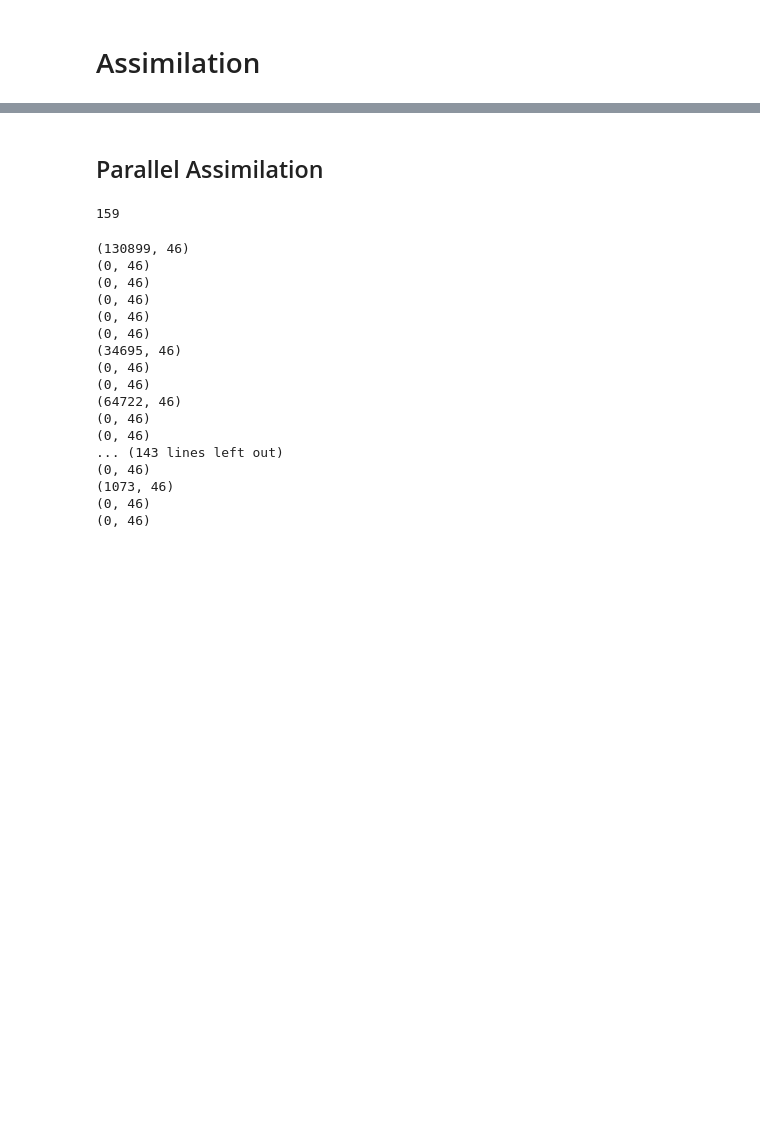
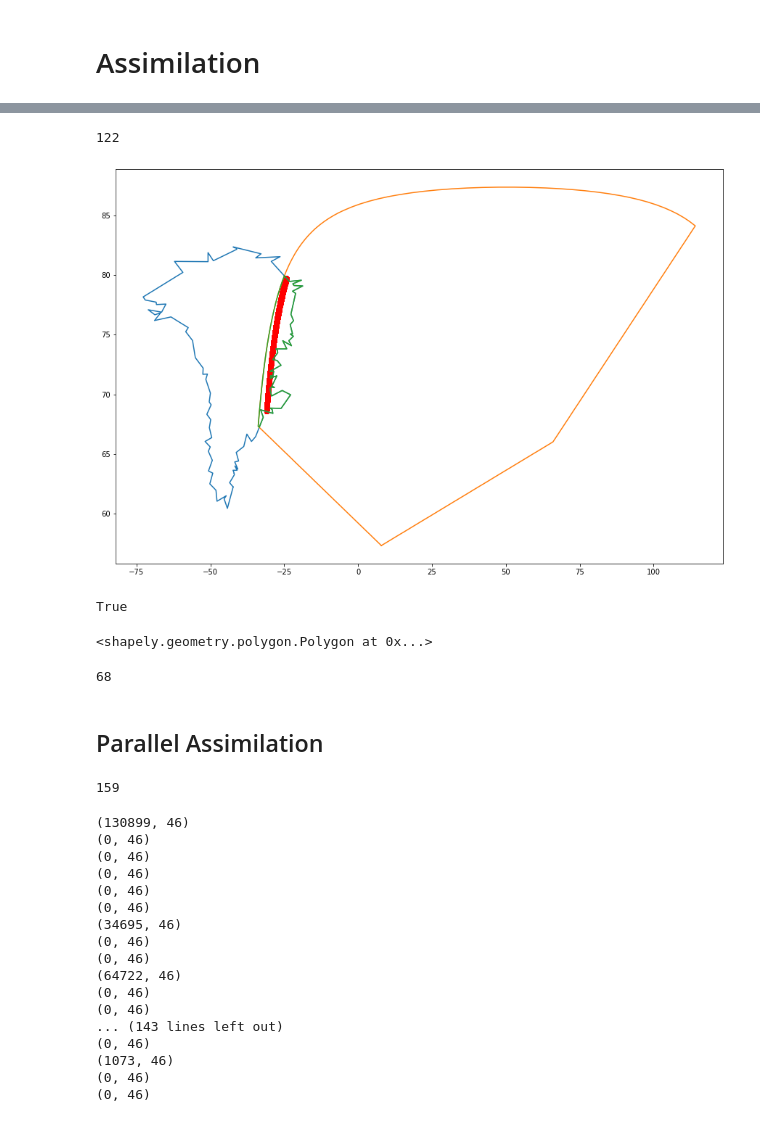
Before and after one commit to ICESAT-2HackWeek/CloudMask, a Jupyter notebook: Assimilation.ipynb, the cells around one changed output, grey strips where cells are left out. Saved outputs shown, nothing was run; the diff lists cells and outputs as text; code cells hidden in the pictures; blank space fills up the shorter version.

Commit message:
now the spacial extent to retrieve icepys is the intersection of Greenland and the VIIRS image

```diff
--- a/Assimilation.ipynb
+++ b/Assimilation.ipynb
@@ -110,7 +110,5 @@ if sensor == 'MODIS':
     path_data_ATL06 = 'data/ATL06/Assimilation_MODIS_Aqua/'
     # Name of the pickle file where we download the dictonary data
     dict_save = "dict_MODIS_2_ATL06_dt" + str(minutes)  + ".pkl"
-# %%
-path_data = 'CloudMask/data/VIIRS'
 # %%
 files = get_file_in_directory(path_data)
@@ -307,0 +332,31 @@ Process completed
+# %%
+def image_convexHull (lonA, latA):
+    """
+    Given the longitude and latitude 2-dimensional arrays of a image, it returns a shapely polygon object
+    corresponding to the convex hull of the image.
+    """
+
+    assert lonA.shape == latA.shape
+
+    N, M = lonA.shape
+
+    contour_points = []
+
+    for i in range(N):
+        contour_points.append( (lonA[i, 0], latA[i, 0]) )
+        contour_points.append( (lonA[i, M-1], latA[i, M-1]) )
+    for i in range(M):
+        contour_points.append( (lonA[0, i], latA[0,i]) )
+        contour_points.append( (lonA[N-1, i], latA[N-1, i]) )
+
+    contour_points = [x for x in contour_points if ( ( -180 <= x[0] )
+                                                   & ( x[0] <= 180 )
+                                                   & ( -90 <= x[1] )
+                                                   & ( x[1] <= 90) )]
+
+    points = geometry.MultiPoint(contour_points)
+
+    cloud_contour = points.convex_hull
+    cloud_contour = cloud_contour.simplify(tolerance = 0.01)
+
+    return cloud_contour
@@ -307,0 +368,20 @@ Process completed
+# %%
+cloud_contour = image_convexHull(lonCLD, latCLD)
+cloud_contour_lon, cloud_contour_lat =  cloud_contour.exterior.xy
+# %%
+len(Greenland_lat)
+# %% [output]
+122
+# %%
+plt.close()
+plt.plot(Greenland_lon, Greenland_lat)
+plt.plot(cloud_contour_lon, cloud_contour_lat)
+plt.plot([x[0] for x in spatial_extent], [x[1] for x in spatial_extent])
+plt.scatter(df.longitude, df.latitude, c = 'red')
+plt.show()
+# %% [output]
+[figure, added]
+# %%
+polygon_Greenland.intersects(cloud_contour)
+# %% [output]
+True
@@ -307,0 +390,4 @@ Process completed
+# %%
+Green_cloud_intersection
+# %% [output]
+<shapely.geometry.polygon.Polygon at 0x...>
@@ -308,3 +396,7 @@ Process completed
+# %%
+len(spatial_extent)
+# %% [output]
+68
 # %% [markdown]
 ## Parallel Assimilation
 # %%
```
Also changed, not shown: parts of 15 cells of this notebook.
